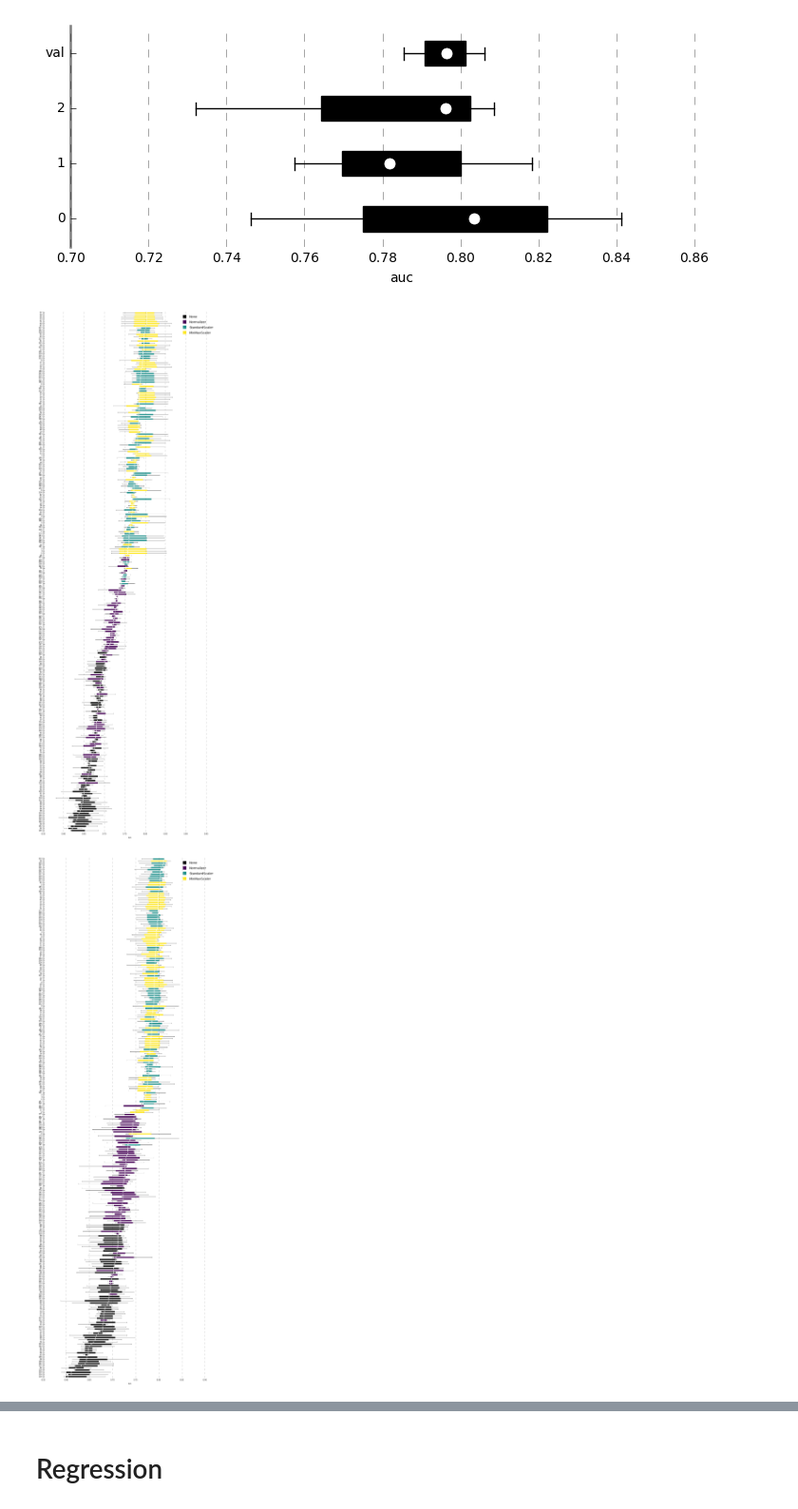
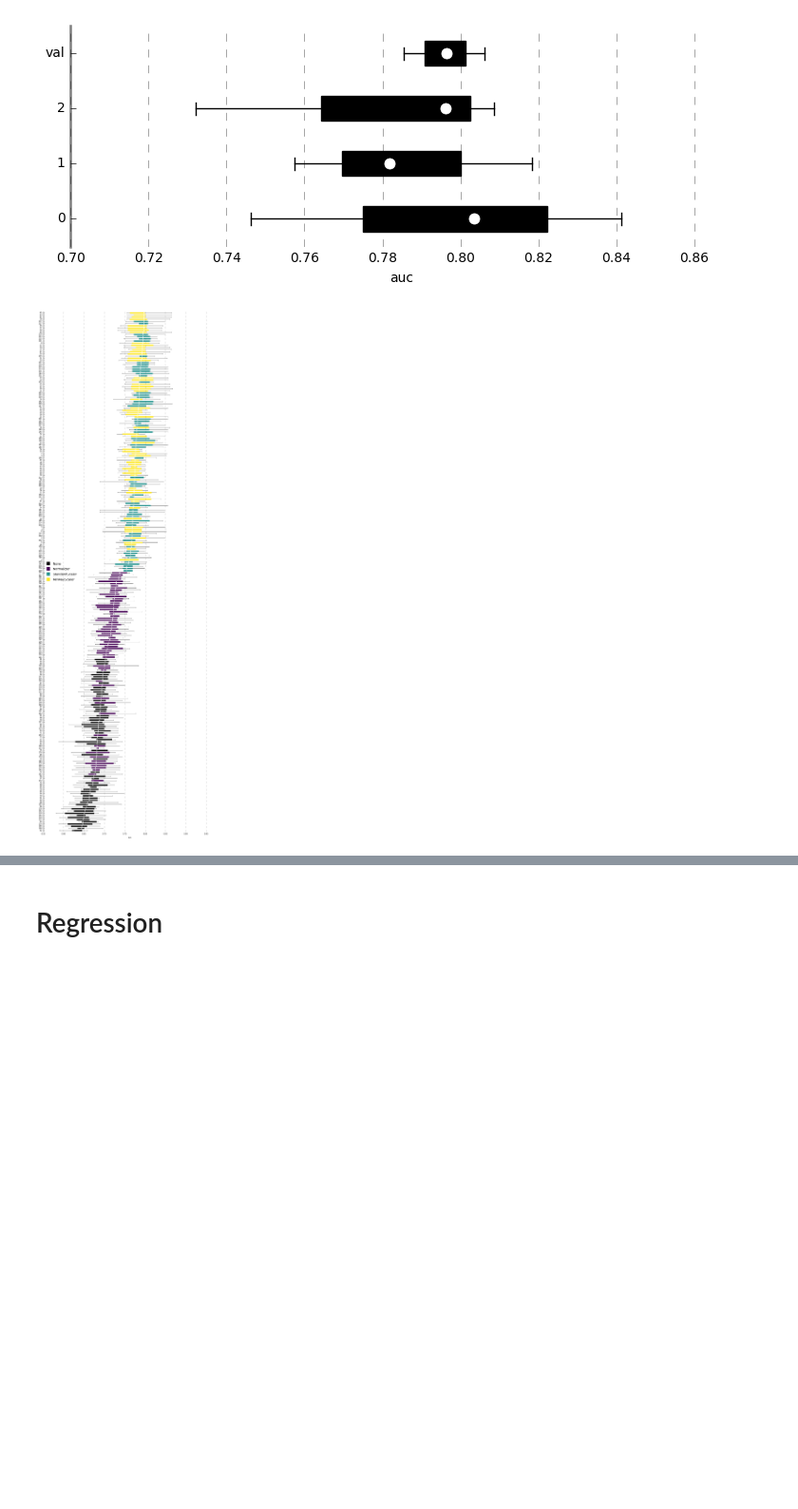
Before and after one commit to JaggedParadigm/pyplearnr, a Jupyter notebook: pyplearnr_test_code.ipynb, the cells around one changed output, grey strips where cells are left out. Shown at 95% size. Drawn from its saved outputs; the diff is of its cells as text; code cells hidden in the pictures; blank space fills up the shorter version.

```diff
--- a/pyplearnr_test_code.ipynb
+++ b/pyplearnr_test_code.ipynb
@@ -224,7 +224,6 @@ kfcv.plot_best_pipeline_scores()
 [figure]
 # %%
 %autoreload
-kfcv.plot_contest(color_by='scaler', box_line_thickness=0.5)
+kfcv.plot_contest(color_by='scaler', all_folds=True, legend_loc='center left')
 # %% [output]
-[figure, old version]
+[figure, new version]
-[figure, removed]
```
Also changed, not shown: parts of 1 cell of this notebook, 2 other files.
